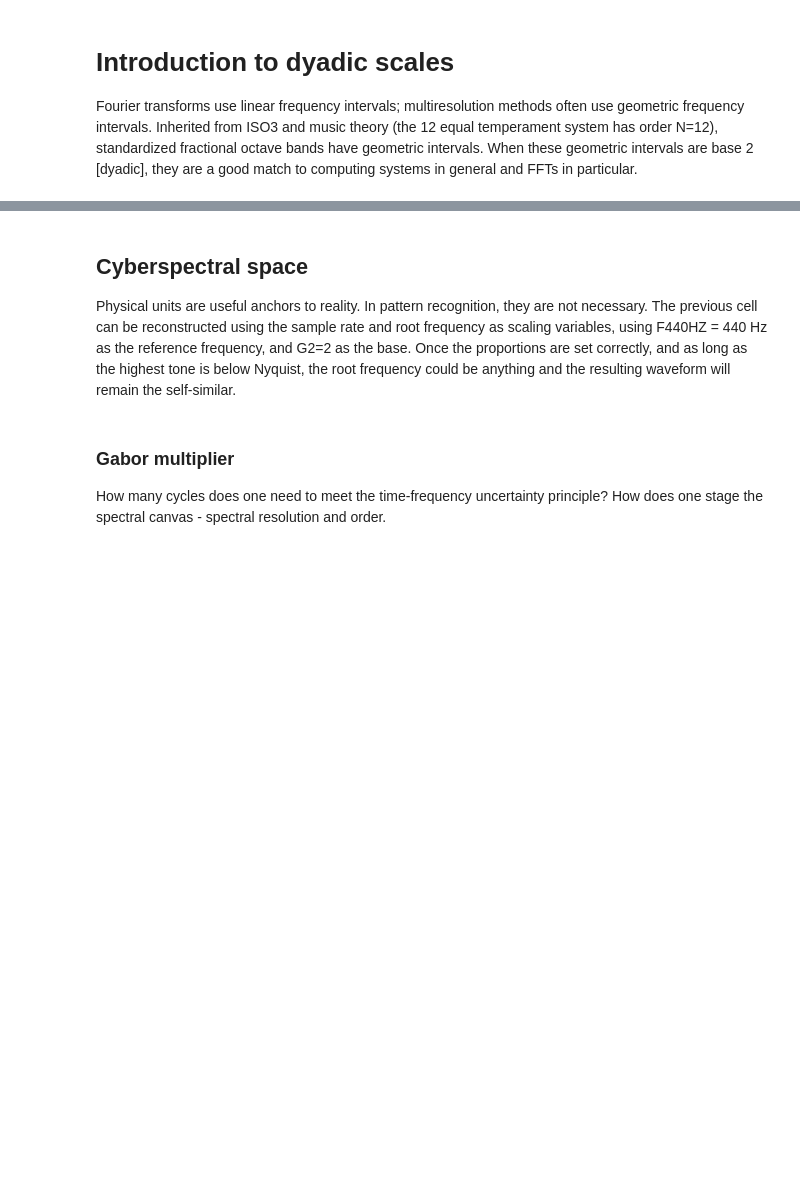
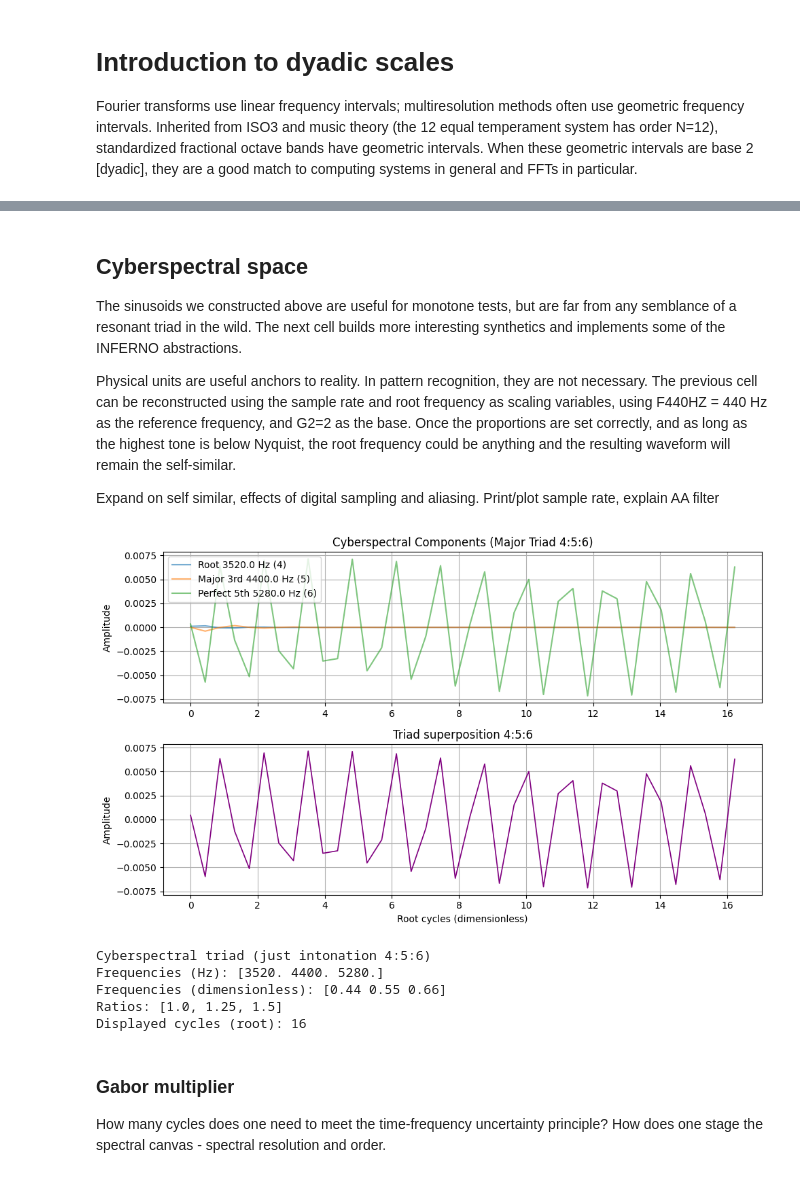
Before and after one commit to ISLA-UH/quantum-inferno, a Jupyter notebook: docs/notebooks/scales_dyadic_evaluation.ipynb, the cells around one changed output, grey strips where cells are left out. Drawn from its saved outputs; the diff is of its cells as text; code cells hidden in the pictures; blank space fills up the shorter version.

Commit message:
Dyadic scales introduction - refine

```diff
--- a/docs/notebooks/scales_dyadic_evaluation.ipynb
+++ b/docs/notebooks/scales_dyadic_evaluation.ipynb
@@ -67,18 +77,36 @@ print(f'Ideal ratios: 1.00 : 1.25 : 1.50 (or 4:5:6)')
 # %% [markdown]
 ## Cyberspectral space
+The sinusoids we constructed above are useful for monotone tests, but are far from any semblance of a resonant triad in the wild. The next cell builds more interesting synthetics and implements some of the INFERNO abstractions.
+
 Physical units are useful anchors to reality. In pattern recognition, they are not necessary. The previous cell can be reconstructed using the sample rate and root frequency as scaling variables, using F440HZ = 440 Hz as the reference frequency, and G2=2 as the base. Once the proportions are set correctly, and as long as the highest tone is below Nyquist, the root frequency could be anything and the resulting waveform will remain the self-similar.
+
+Expand on self similar, effects of digital sampling and aliasing. Print/plot sample rate, explain AA filter
 # %%
-# Ensure qi_scales is available in this cell (import if notebook state lost)
+# Ensure qi_scales and synthetics are available in this cell (import if notebook state lost)
 import quantum_inferno.scales_dyadic as qi_scales
+from quantum_inferno.synth import synthetic_signals
 
 # A primary scaling parameter is the sample rate
 fs = 8000.0     # Physical sample rate (Hz)
 # Cyberspectral triad (dimensionless cycles, F440 reference, dyadic base 2)
-f_base_hz = qi_scales.Slice.F440HZ   # Reference frequency F440HZ
-G_base = qi_scales.Slice.G2    # Dyadic base 2 defined the octave of 12 TET intervals
+f_ref_hz = qi_scales.Slice.F440HZ   # Reference frequency F440HZ
+base_dyadic = qi_scales.Slice.G2    # Dyadic base 2 defined the octave of 12 TET intervals
+order_musical = 12  # 12-tone musical octave ordering; 12 semitones per octave
+# number_semitones = -12  # Root note 12 semitones (one octave) below F440HZ, well sampled
+# number_semitones = 0   # Same as F440HZ, well sampled
+# number_semitones = 12  # Octave above, adequately sampled (rougher waveform)
+# number_semitones = 24  # Danger zone. Undersampled (rough waveform), AA will suppress third and fifth
+# number_semitones = 36  # Aliased unless AA filter applied
+# number_semitones = 48 # Well above Nyquist, severe aliasing
+number_semitones = 36
 
-f_root_hz = f_base_hz / G_base  # Could be anything, as long as the perfect fifth is well below Nyquist frequency
-f_root_hz = 100  # Feel free to vary this root frequency
+# Apply geometrical interval scaling to get standardized musical root frequency
+f_root_hz = f_ref_hz * (base_dyadic**(number_semitones/order_musical))
+
+# Root could be anything, as long as the perfect fifth is well below Nyquist frequency
+# As fifth crosses Nyquist, aliasing will distort the triad
+
+# f_root_hz = 100  # Feel free to vary this root frequency
 
 
 f_0 = f_root_hz / fs   # fundamental cyberspectral frequency (dimensionless)
@@ -97,35 +125,56 @@ t = np.linspace(0.0, T_total, n_samples, endpoint=False)
 tau = f_root * t  # cycles at root
 
 # Synthesis in cyberspectral domain
+
 tone_root = np.sin(2*np.pi*tau)
 tone_third = np.sin(2*np.pi*ratios[1]*tau)
 tone_fifth = np.sin(2*np.pi*ratios[2]*tau)
-major_triad = (tone_root + tone_third + tone_fifth)/3.0
+
+# Can apply slow anti-aliasing (AA) filter with -3dB point at 1/2 Nyquist
+# True applies AA, False skips AA
+AA_filter = True
+if AA_filter:
+    # Apply anti-aliasing filter to each tone
+    # TODO: FIX AA FILTER FOR HIGH FREQUENCIES
+    tone_root=synthetic_signals.antialias_half_nyquist(tone_root)
+    tone_third=synthetic_signals.antialias_half_nyquist(tone_third)
+    tone_fifth=synthetic_signals.antialias_half_nyquist(tone_fifth)
+
+# Superpose to form major triad
+major_triad = tone_root + tone_third + tone_fifth
 
 # Number of cycles of the root frequency to display
 show_cycles = 16
 plot_samples = int(show_cycles / f_root) + 2  # +2 to include endpoint
 
 plt.figure(figsize=(10,6))
 plt.subplot(2,1,1)
 plt.plot(tau[:plot_samples], tone_root[:plot_samples], alpha=0.6, label=f'Root {f_root*fs:.1f} Hz ({proportions[0]:.0f})')
 plt.plot(tau[:plot_samples], tone_third[:plot_samples], alpha=0.6, label=f'Major 3rd {f_major_third*fs:.1f} Hz ({proportions[1]:.0f})')
 plt.plot(tau[:plot_samples], tone_fifth[:plot_samples], alpha=0.6, label=f'Perfect 5th {f_perfect_fifth*fs:.1f} Hz ({proportions[2]:.0f})')
 plt.ylabel('Amplitude')
 plt.title('Cyberspectral Components (Major Triad 4:5:6)')
 plt.grid(True); plt.legend()
 plt.subplot(2,1,2)
 plt.plot(tau[:plot_samples], major_triad[:plot_samples], color='purple', linewidth=1.2)
 plt.xlabel('Root cycles (dimensionless)')
 plt.ylabel('Amplitude')
 plt.title('Triad superposition 4:5:6')
 plt.grid(True)
 plt.tight_layout(); plt.show()
 
 print('Cyberspectral triad (just intonation 4:5:6)')
+print('Frequencies (Hz):', frequencies * fs)
 print('Frequencies (dimensionless):', frequencies)
 print('Ratios:', ratios.tolist())
 print('Displayed cycles (root):', show_cycles)
+# %% [output]
+[figure, added]
+Cyberspectral triad (just intonation 4:5:6)
+Frequencies (Hz): [3520. 4400. 5280.]
+Frequencies (dimensionless): [0.44 0.55 0.66]
+Ratios: [1.0, 1.25, 1.5]
+Displayed cycles (root): 16
 # %% [markdown]
 ### Gabor multiplier
 How many cycles does one need to meet the time-frequency uncertainty principle?
```
Also changed, not shown: parts of 6 cells of this notebook, 4 other files.
